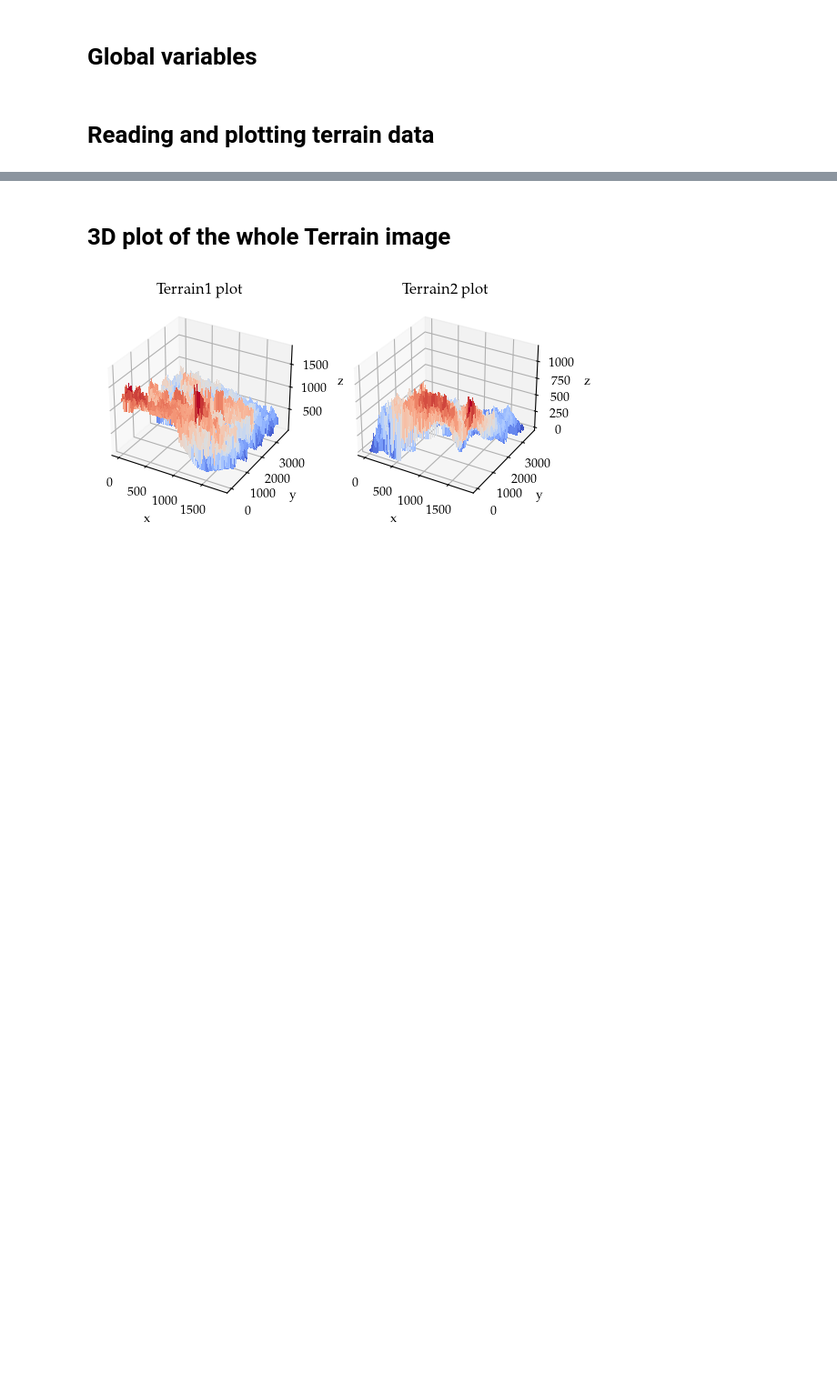
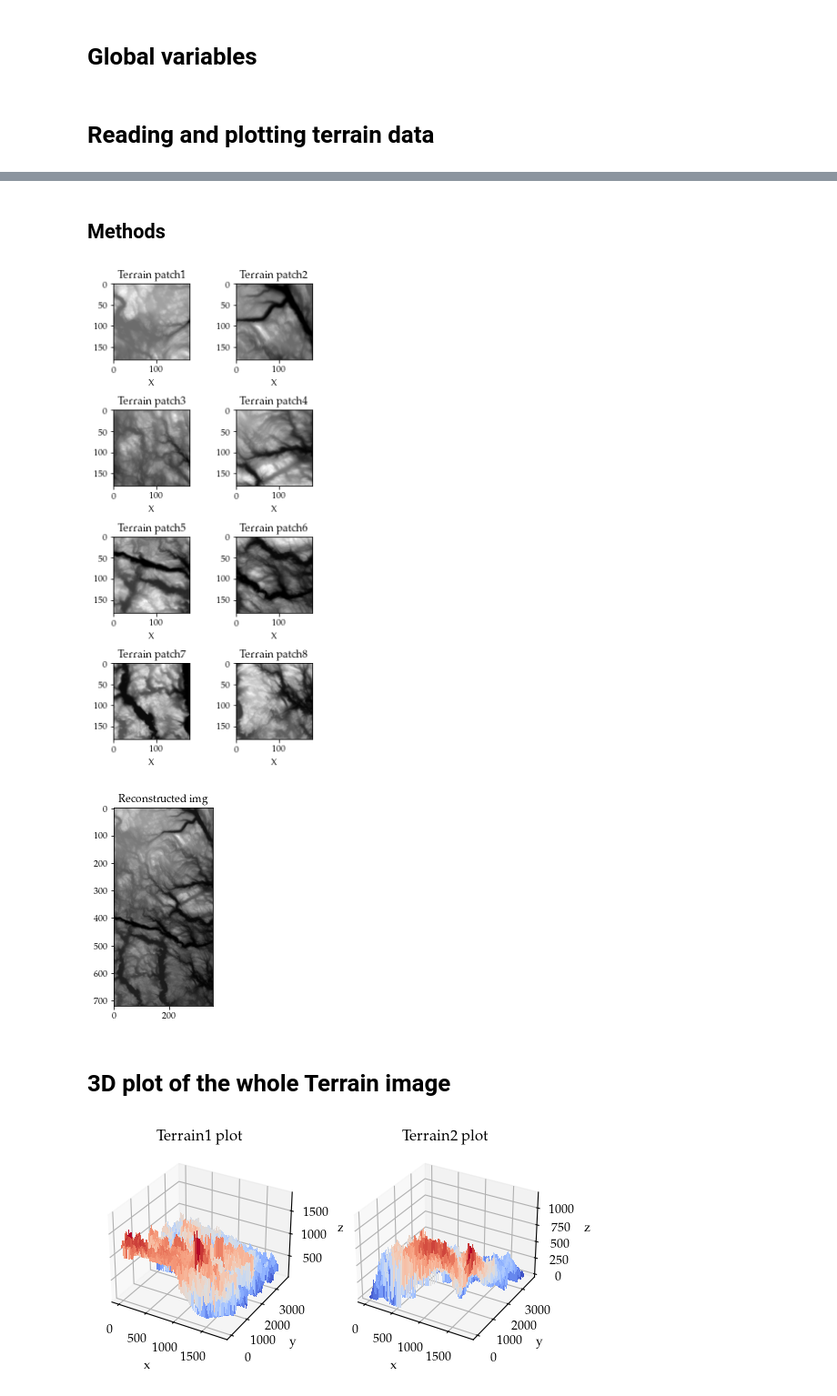
Before and after one commit to AndreasBordvik/FYS-STK4155-Prj1_report, a Jupyter notebook: code/Exercise6.ipynb, the cells around one changed output, grey strips where cells are left out. Shown at 91% size. Cells and saved outputs as stored; diff of their text form; code cells hidden in the pictures; blank space fills up the shorter version.

```diff
--- a/code/Exercise6.ipynb
+++ b/code/Exercise6.ipynb
@@ -72,0 +99,2 @@ plt.show()
+# %% [markdown]
+## Methods
@@ -73,3 +145,14 @@ plt.show()
+# %%
+nXpatches = 2; nYpatches=4
+ySteps = int(terrain2Resized.shape[0] / 4)
+xSteps = int(terrain2Resized.shape[1] / 2)
+
+patches = create_img_patches(terrain1Resized, ySteps, xSteps)
+plotTerrainPatches(patches, nYpatches, nXpatches)
+img_reconstructed = patches_to_img(patches, ySteps, xSteps, nYpatches, nXpatches, plotImage=True)
+# %% [output]
+[figure, added]
+[figure, added]
 # %% [markdown]
 # 3D plot of the whole Terrain image
 # %%
```
Also changed, not shown: parts of 8 cells of this notebook.
